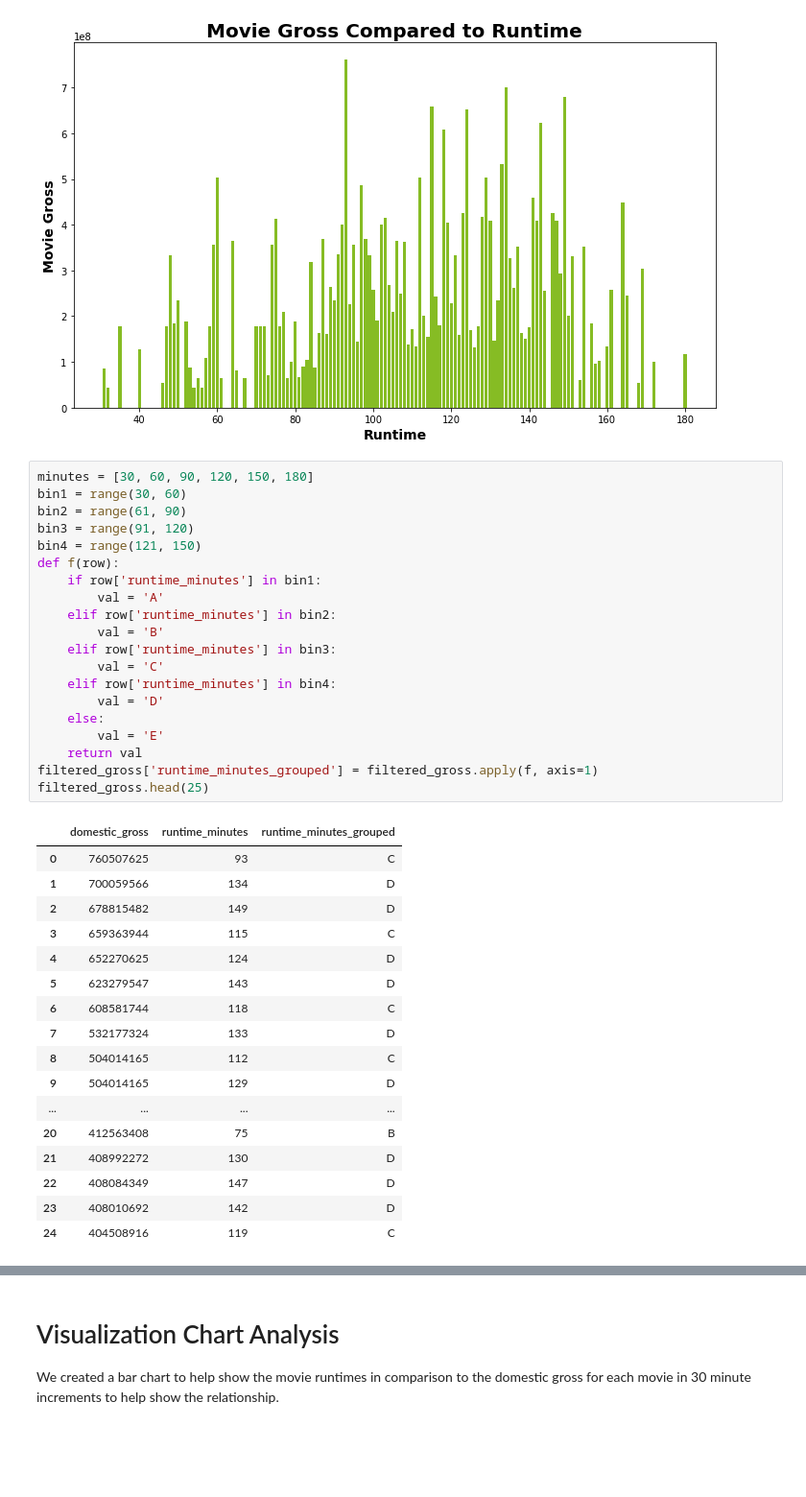
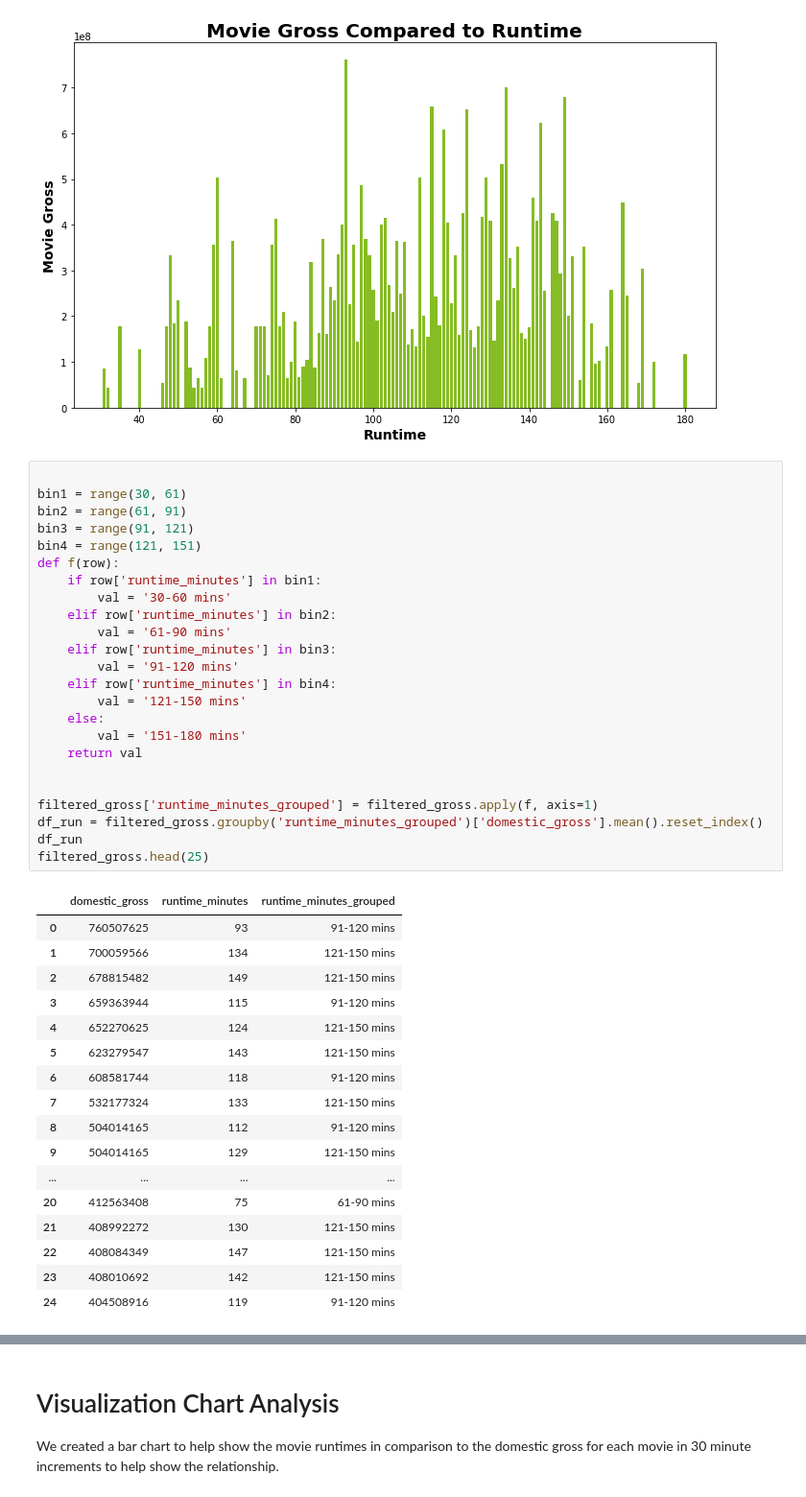
Before and after one commit to harte3/Flatiron-Capstone-Group-2, a Jupyter notebook: notebooks/donnie-kevin/Donnie-Kevin.ipynb, the cells around one changed output, grey strips where cells are left out. Shown at 96% size. Saved outputs shown, nothing was run; the diff lists cells and outputs as text; blank space fills up the shorter version.

```diff
--- a/notebooks/donnie-kevin/Donnie-Kevin.ipynb
+++ b/notebooks/donnie-kevin/Donnie-Kevin.ipynb
@@ -206,40 +206,44 @@ plt.show()
 # %% [output]
 [figure]
 # %%
-minutes = [30, 60, 90, 120, 150, 180]
-bin1 = range(30, 60)
-bin2 = range(61, 90)
-bin3 = range(91, 120)
-bin4 = range(121, 150)
+
+bin1 = range(30, 61)
+bin2 = range(61, 91)
+bin3 = range(91, 121)
+bin4 = range(121, 151)
 def f(row):
     if row['runtime_minutes'] in bin1:
-        val = 'A'
+        val = '30-60 mins'
     elif row['runtime_minutes'] in bin2:
-        val = 'B'
+        val = '61-90 mins'
     elif row['runtime_minutes'] in bin3:
-        val = 'C'
+        val = '91-120 mins'
     elif row['runtime_minutes'] in bin4:
-        val = 'D'
+        val = '121-150 mins'
     else:
-        val = 'E'
+        val = '151-180 mins'
     return val
+
+
 filtered_gross['runtime_minutes_grouped'] = filtered_gross.apply(f, axis=1)
+df_run = filtered_gross.groupby('runtime_minutes_grouped')['domestic_gross'].mean().reset_index()
+df_run
 filtered_gross.head(25)
 # %% [output]
 |  | domestic_gross | runtime_minutes | runtime_minutes_grouped |
-| 0 | 760507625 | 93 | C |
-| 1 | 700059566 | 134 | D |
-| 2 | 678815482 | 149 | D |
-| 3 | 659363944 | 115 | C |
-| 4 | 652270625 | 124 | D |
-| 5 | 623279547 | 143 | D |
-| 6 | 608581744 | 118 | C |
-| 7 | 532177324 | 133 | D |
-| 8 | 504014165 | 112 | C |
-| 9 | 504014165 | 129 | D |
+| 0 | 760507625 | 93 | 91-120 mins |
+| 1 | 700059566 | 134 | 121-150 mins |
+| 2 | 678815482 | 149 | 121-150 mins |
+| 3 | 659363944 | 115 | 91-120 mins |
+| 4 | 652270625 | 124 | 121-150 mins |
+| 5 | 623279547 | 143 | 121-150 mins |
+| 6 | 608581744 | 118 | 91-120 mins |
+| 7 | 532177324 | 133 | 121-150 mins |
+| 8 | 504014165 | 112 | 91-120 mins |
+| 9 | 504014165 | 129 | 121-150 mins |
 | ... | ... | ... | ... |
-| 20 | 412563408 | 75 | B |
-| 21 | 408992272 | 130 | D |
-| 22 | 408084349 | 147 | D |
-| 23 | 408010692 | 142 | D |
-| 24 | 404508916 | 119 | C |
+| 20 | 412563408 | 75 | 61-90 mins |
+| 21 | 408992272 | 130 | 121-150 mins |
+| 22 | 408084349 | 147 | 121-150 mins |
+| 23 | 408010692 | 142 | 121-150 mins |
+| 24 | 404508916 | 119 | 91-120 mins |
```
Also changed, not shown: parts of 6 cells of this notebook.
